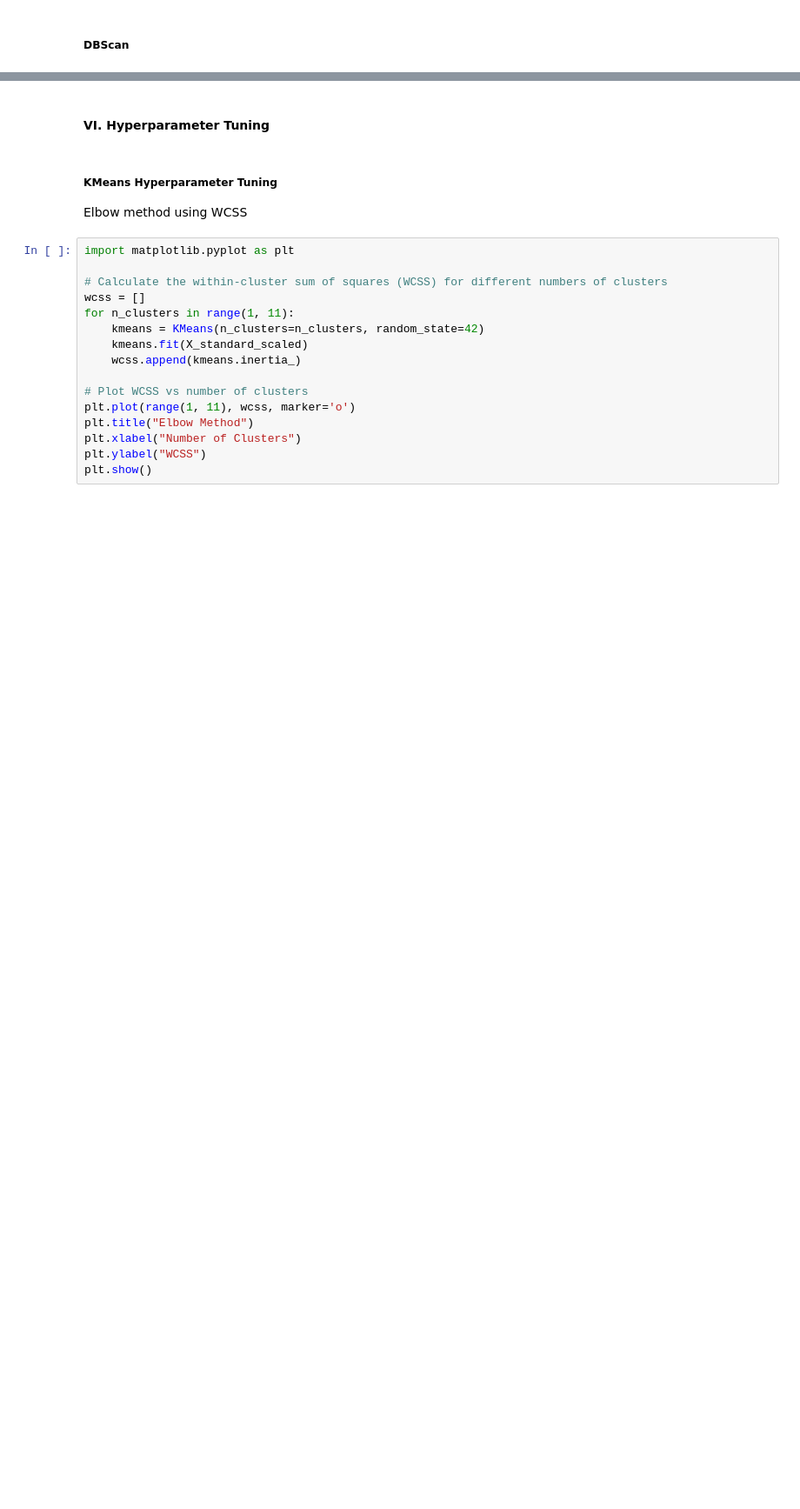
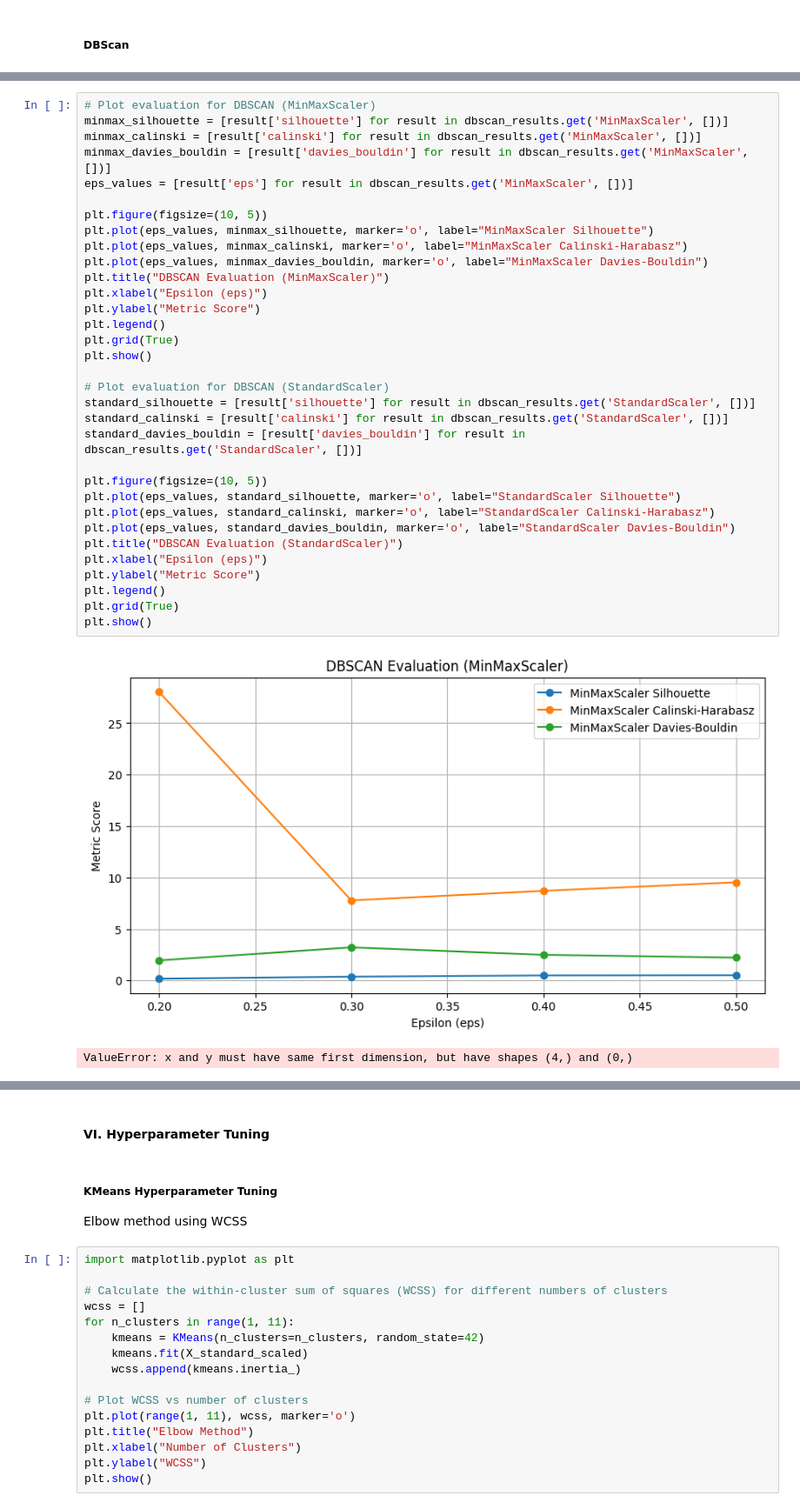
Before and after one commit to hirajya/CCADMACL_PROJECT_COM222, a Jupyter notebook: notebooks/ULCD.ipynb, the cells around one changed output, grey strips where cells are left out. Shown at 87% size. Drawn from its saved outputs; the diff is of its cells as text; blank space fills up the shorter version.

```diff
--- a/notebooks/ULCD.ipynb
+++ b/notebooks/ULCD.ipynb
@@ -225,0 +310,36 @@ eps: 1.5, min_samples: 10 | Silhouette: 0.2532 | Calinski: 9.5396 | Davies-Bould
+# %%
+# Plot evaluation for DBSCAN (MinMaxScaler)
+minmax_silhouette = [result['silhouette'] for result in dbscan_results.get('MinMaxScaler', [])]
+minmax_calinski = [result['calinski'] for result in dbscan_results.get('MinMaxScaler', [])]
+minmax_davies_bouldin = [result['davies_bouldin'] for result in dbscan_results.get('MinMaxScaler', [])]
+eps_values = [result['eps'] for result in dbscan_results.get('MinMaxScaler', [])]
+
+plt.figure(figsize=(10, 5))
+plt.plot(eps_values, minmax_silhouette, marker='o', label="MinMaxScaler Silhouette")
+plt.plot(eps_values, minmax_calinski, marker='o', label="MinMaxScaler Calinski-Harabasz")
+plt.plot(eps_values, minmax_davies_bouldin, marker='o', label="MinMaxScaler Davies-Bouldin")
+plt.title("DBSCAN Evaluation (MinMaxScaler)")
+plt.xlabel("Epsilon (eps)")
+plt.ylabel("Metric Score")
+plt.legend()
+plt.grid(True)
+plt.show()
+
+# Plot evaluation for DBSCAN (StandardScaler)
+standard_silhouette = [result['silhouette'] for result in dbscan_results.get('StandardScaler', [])]
+standard_calinski = [result['calinski'] for result in dbscan_results.get('StandardScaler', [])]
+standard_davies_bouldin = [result['davies_bouldin'] for result in dbscan_results.get('StandardScaler', [])]
+
+plt.figure(figsize=(10, 5))
+plt.plot(eps_values, standard_silhouette, marker='o', label="StandardScaler Silhouette")
+plt.plot(eps_values, standard_calinski, marker='o', label="StandardScaler Calinski-Harabasz")
+plt.plot(eps_values, standard_davies_bouldin, marker='o', label="StandardScaler Davies-Bouldin")
+plt.title("DBSCAN Evaluation (StandardScaler)")
+plt.xlabel("Epsilon (eps)")
+plt.ylabel("Metric Score")
+plt.legend()
+plt.grid(True)
+plt.show()
+# %% [output]
+[figure, added]
+ValueError: x and y must have same first dimension, but have shapes (4,) and (0,)
```
Also changed, not shown: parts of 14 cells of this notebook, 1 other file.
